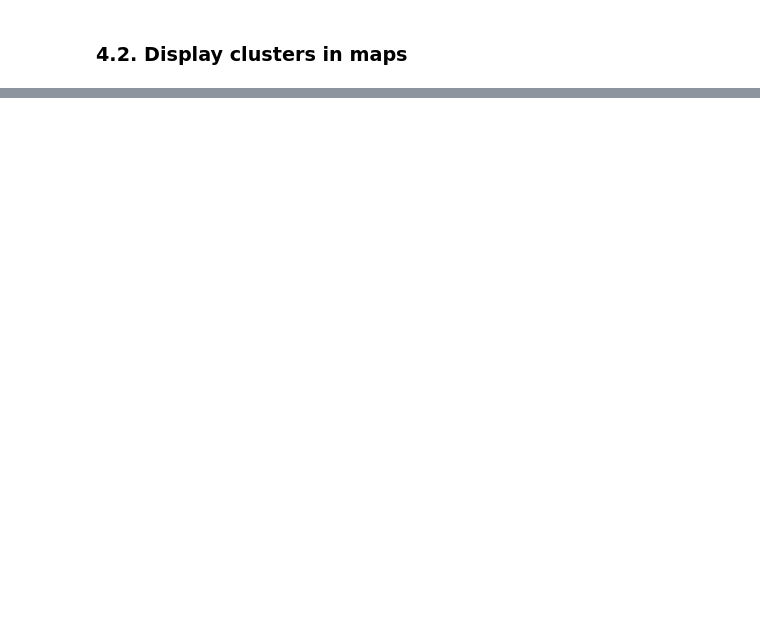
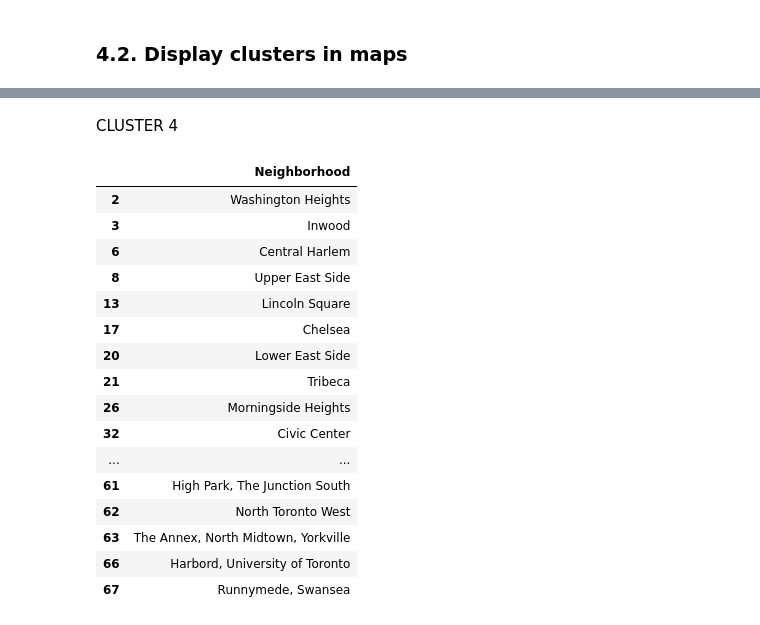
Before and after one commit to Haroldov/Coursera_Capstone, a Jupyter notebook: CAPP.ipynb, the cells around one changed output, grey strips where cells are left out. Cells and saved outputs as stored; diff of their text form; code cells hidden in the pictures; blank space fills up the shorter version.

```diff
--- a/CAPP.ipynb
+++ b/CAPP.ipynb
@@ -515,0 +565,23 @@ map_clusters
+# %% [markdown]
+CLUSTER 4
+# %%
+cl4 = tony_merged.loc[tony_merged['Cluster Labels'] == 3, tony_merged.columns[[1] + list(range(5, tony_merged.shape[1]))]]
+cl4
+# %% [output]
+|  | Neighborhood |
+| 2 | Washington Heights |
+| 3 | Inwood |
+| 6 | Central Harlem |
+| 8 | Upper East Side |
+| 13 | Lincoln Square |
+| 17 | Chelsea |
+| 20 | Lower East Side |
+| 21 | Tribeca |
+| 26 | Morningside Heights |
+| 32 | Civic Center |
+| ... | ... |
+| 61 | High Park, The Junction South |
+| 62 | North Toronto West |
+| 63 | The Annex, North Midtown, Yorkville |
+| 66 | Harbord, University of Toronto |
+| 67 | Runnymede, Swansea |
```
Also changed, not shown: parts of 21 cells of this notebook.
